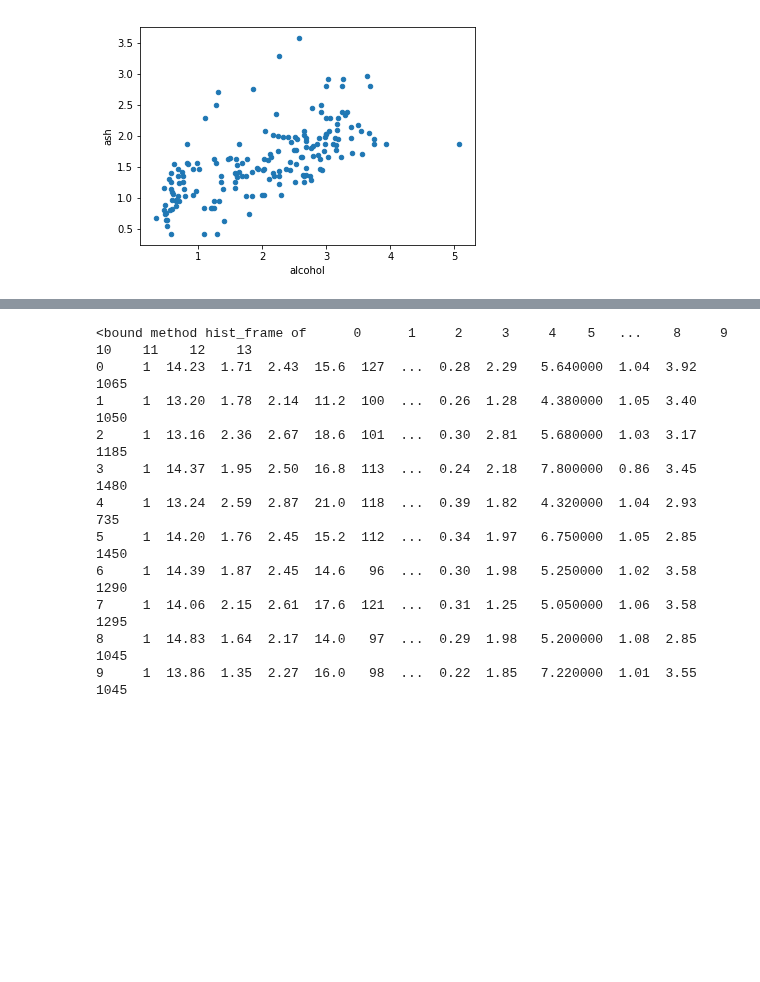
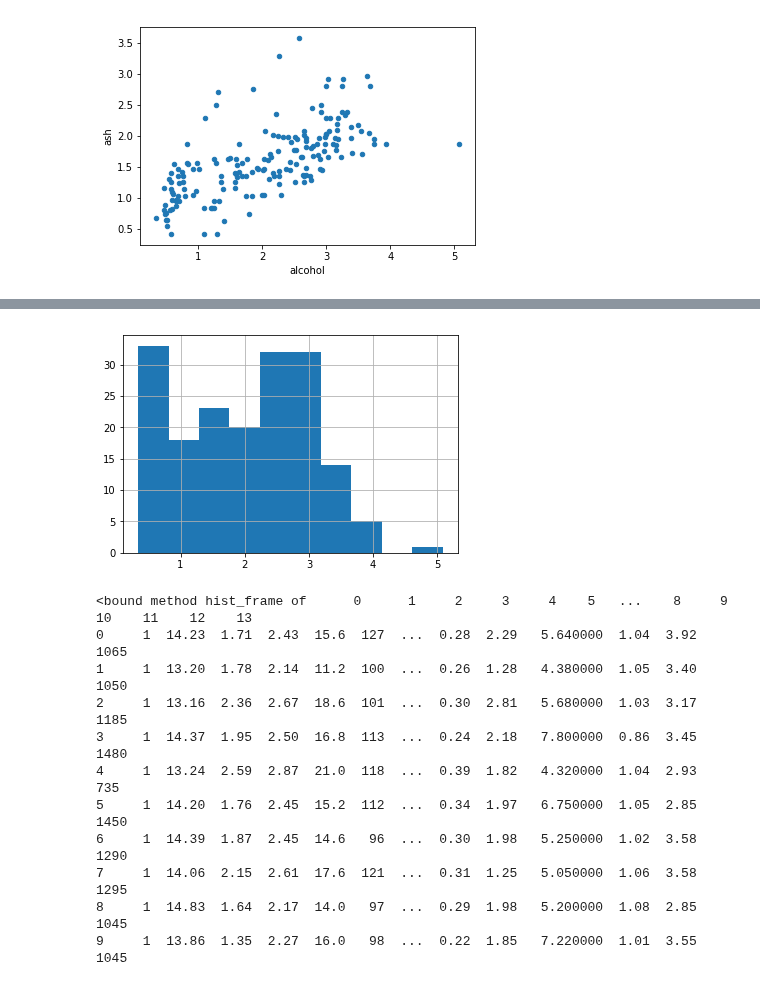
Before and after one commit to HeyLaxmi/DS-Unit-1-Sprint-1-Dealing-With-Data, a Jupyter notebook: Copy_of_LS_DS_112_Loading_Data.ipynb, the cells around one changed output, grey strips where cells are left out. Cells and saved outputs as stored; diff of their text form; code cells hidden in the pictures; blank space fills up the shorter version.

```diff
--- a/Copy_of_LS_DS_112_Loading_Data.ipynb
+++ b/Copy_of_LS_DS_112_Loading_Data.ipynb
@@ -409,3 +414,7 @@ df.plot.scatter('alcohol', 'ash')
+# %%
+wine_data.alcohol.hist();
+# %% [output]
+[figure, added]
 # %%
 # Histogram
 wine_data.hist
```
Also changed, not shown: parts of 1 cell of this notebook.
